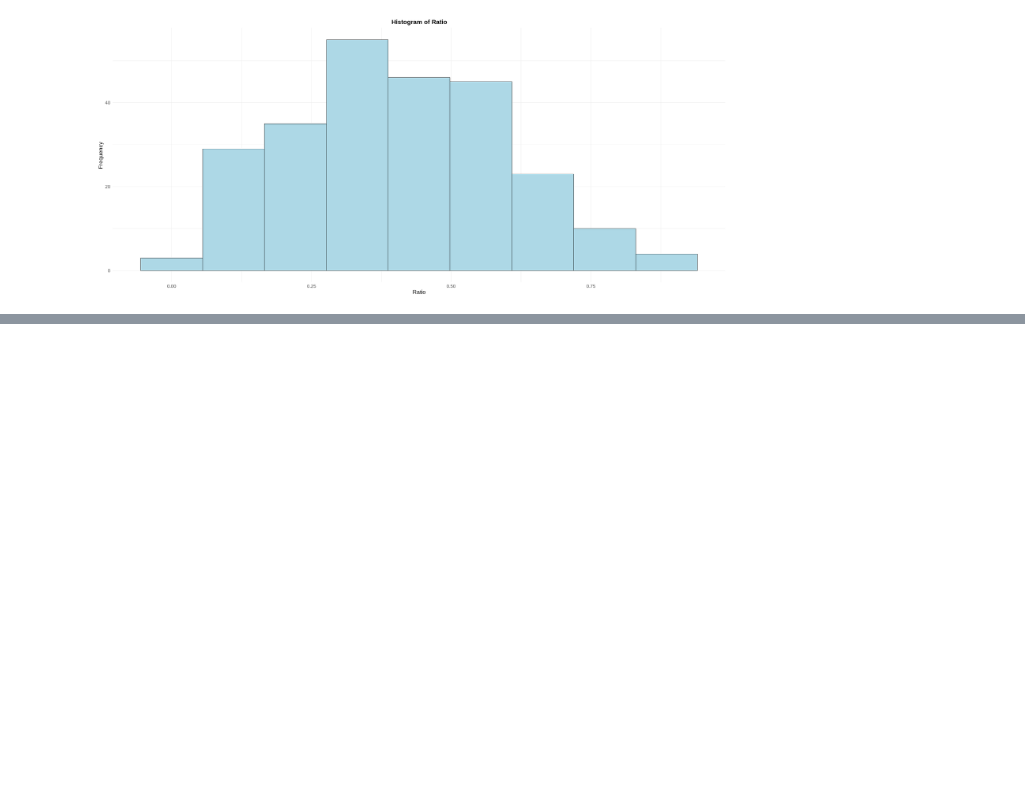
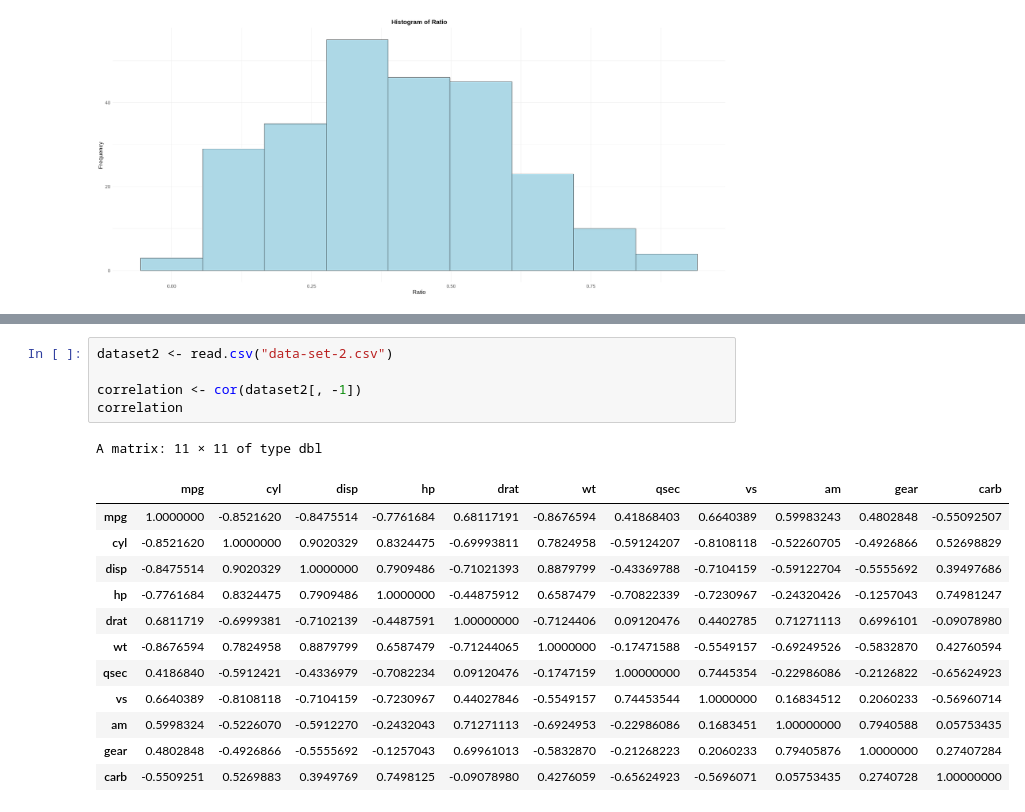
Before and after one commit to Pois0nous/Statistical_Project, a Jupyter notebook: Project.ipynb, the cells around one changed output, grey strips where cells are left out. Cells and saved outputs as stored; diff of their text form; blank space fills up the shorter version.

```diff
--- a/Project.ipynb
+++ b/Project.ipynb
@@ -188,0 +277,19 @@ ggplot(data = dataset1, aes(x = Ratio)) +
+# %%
+dataset2 <- read.csv("data-set-2.csv")
+
+correlation <- cor(dataset2[, -1])
+correlation
+# %% [output]
+A matrix: 11 × 11 of type dbl
+|  | mpg | cyl | disp | hp | drat | wt | qsec | vs | am | gear | carb |
+| mpg | 1.0000000 | -0.8521620 | -0.8475514 | -0.7761684 | 0.68117191 | -0.8676594 | 0.41868403 | 0.6640389 | 0.59983243 | 0.4802848 | -0.55092507 |
+| cyl | -0.8521620 | 1.0000000 | 0.9020329 | 0.8324475 | -0.69993811 | 0.7824958 | -0.59124207 | -0.8108118 | -0.52260705 | -0.4926866 | 0.52698829 |
+| disp | -0.8475514 | 0.9020329 | 1.0000000 | 0.7909486 | -0.71021393 | 0.8879799 | -0.43369788 | -0.7104159 | -0.59122704 | -0.5555692 | 0.39497686 |
+| hp | -0.7761684 | 0.8324475 | 0.7909486 | 1.0000000 | -0.44875912 | 0.6587479 | -0.70822339 | -0.7230967 | -0.24320426 | -0.1257043 | 0.74981247 |
+| drat | 0.6811719 | -0.6999381 | -0.7102139 | -0.4487591 | 1.00000000 | -0.7124406 | 0.09120476 | 0.4402785 | 0.71271113 | 0.6996101 | -0.09078980 |
+| wt | -0.8676594 | 0.7824958 | 0.8879799 | 0.6587479 | -0.71244065 | 1.0000000 | -0.17471588 | -0.5549157 | -0.69249526 | -0.5832870 | 0.42760594 |
+| qsec | 0.4186840 | -0.5912421 | -0.4336979 | -0.7082234 | 0.09120476 | -0.1747159 | 1.00000000 | 0.7445354 | -0.22986086 | -0.2126822 | -0.65624923 |
+| vs | 0.6640389 | -0.8108118 | -0.7104159 | -0.7230967 | 0.44027846 | -0.5549157 | 0.74453544 | 1.0000000 | 0.16834512 | 0.2060233 | -0.56960714 |
+| am | 0.5998324 | -0.5226070 | -0.5912270 | -0.2432043 | 0.71271113 | -0.6924953 | -0.22986086 | 0.1683451 | 1.00000000 | 0.7940588 | 0.05753435 |
+| gear | 0.4802848 | -0.4926866 | -0.5555692 | -0.1257043 | 0.69961013 | -0.5832870 | -0.21268223 | 0.2060233 | 0.79405876 | 1.0000000 | 0.27407284 |
+| carb | -0.5509251 | 0.5269883 | 0.3949769 | 0.7498125 | -0.09078980 | 0.4276059 | -0.65624923 | -0.5696071 | 0.05753435 | 0.2740728 | 1.00000000 |
```
Also changed, not shown: parts of 13 cells of this notebook, 3 other files.
